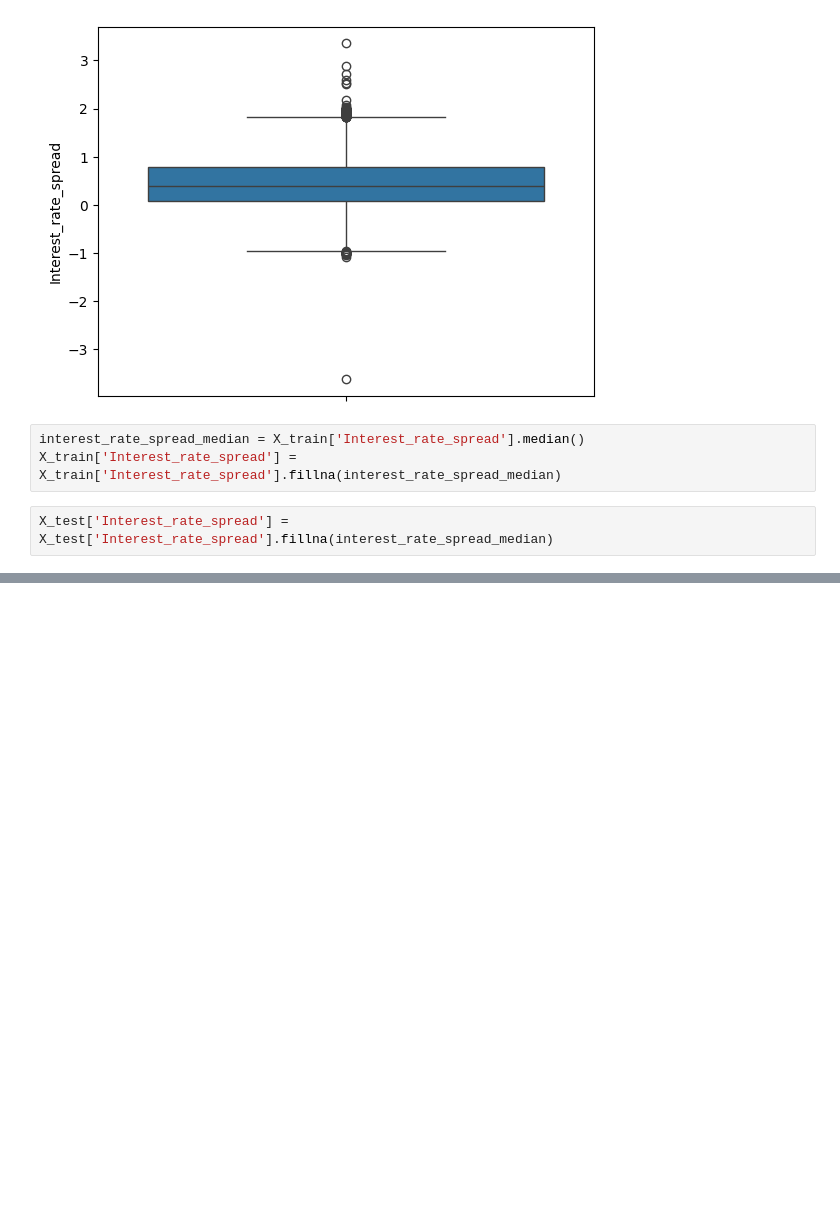
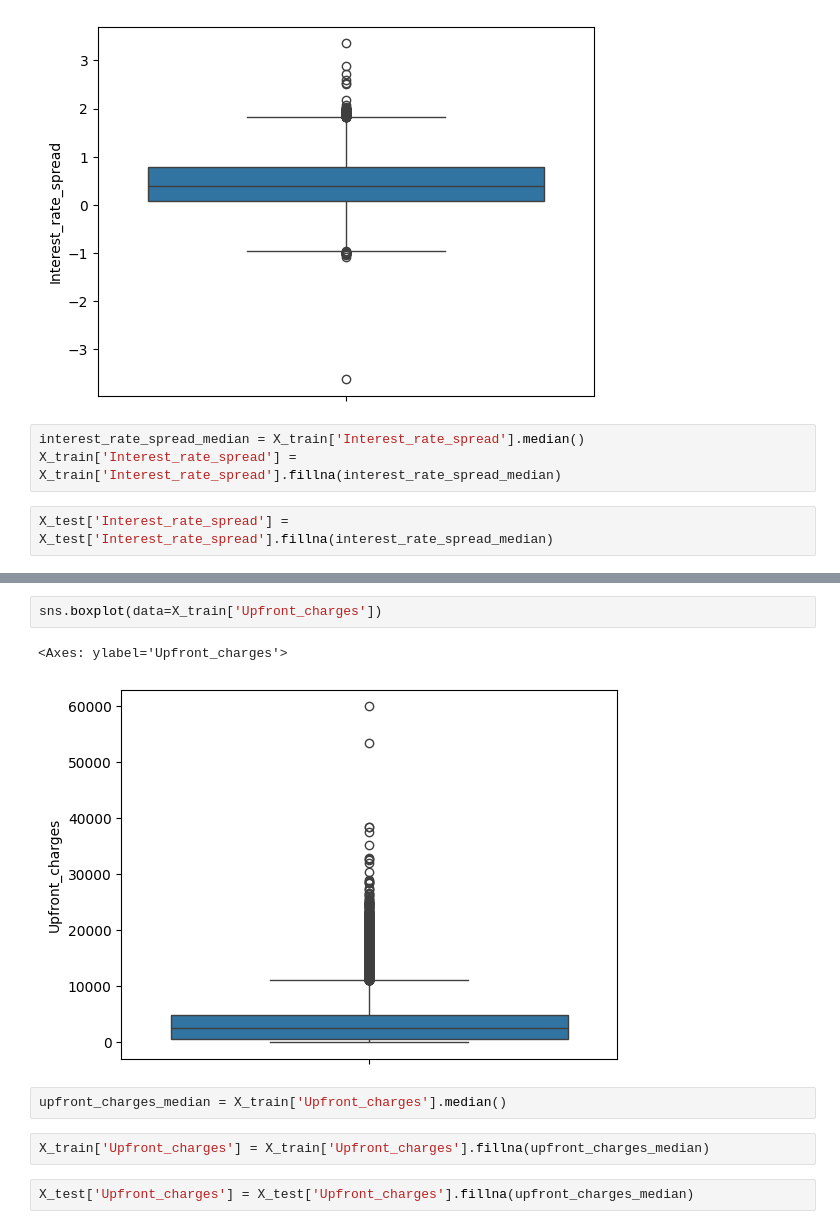
Before and after one commit to YASH280626/loan-default-prediction, a Jupyter notebook: analysis.ipynb, the cells around one changed output, grey strips where cells are left out. Drawn from its saved outputs; the diff is of its cells as text; blank space fills up the shorter version.

Commit message:
Performed Imputation on missing values of Upfront_charges feature

```diff
--- a/analysis.ipynb
+++ b/analysis.ipynb
@@ -1092,0 +1109,11 @@ X_test['Interest_rate_spread'] = X_test['Interest_rate_spread'].fillna(interest_
+# %%
+sns.boxplot(data=X_train['Upfront_charges'])
+# %% [output]
+<Axes: ylabel='Upfront_charges'>
+[figure, added]
+# %%
+upfront_charges_median = X_train['Upfront_charges'].median()
+# %%
+X_train['Upfront_charges'] = X_train['Upfront_charges'].fillna(upfront_charges_median)
+# %%
+X_test['Upfront_charges'] = X_test['Upfront_charges'].fillna(upfront_charges_median)
```
Also changed, not shown: parts of 2 cells of this notebook.
